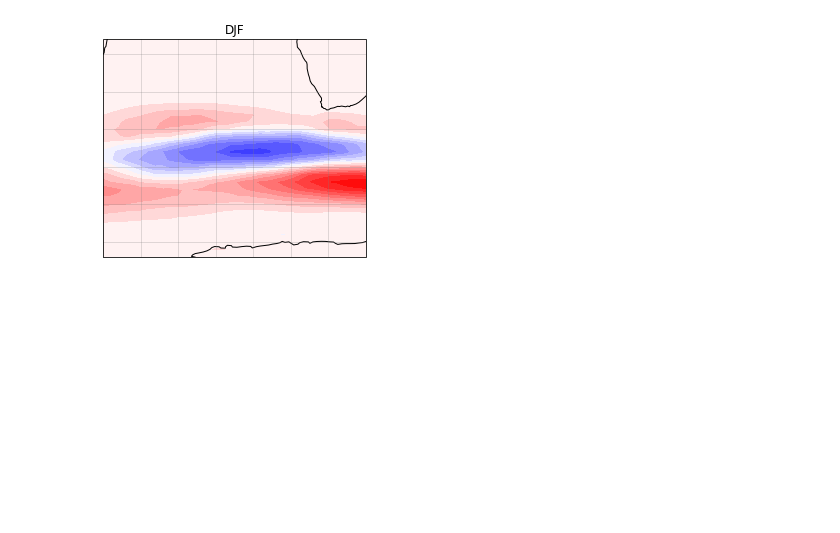
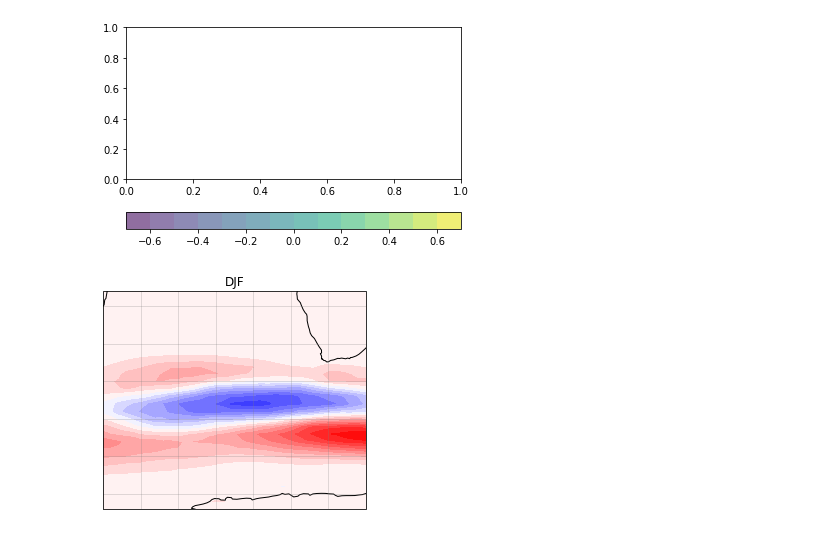
Before and after one commit to peterm790/MASTERS, a Jupyter notebook: JET/Plots_2D.ipynb, the cells around one changed output. Saved outputs shown, nothing was run; the diff lists cells and outputs as text; code cells hidden in the pictures; blank space fills up the shorter version.

```diff
--- a/JET/Plots_2D.ipynb
+++ b/JET/Plots_2D.ipynb
@@ -37,7 +48,9 @@ for index in jetdic:
 # %%
-plt.colorbar(c, orientation = 'horizontal', ax=ax)
-plt.savefig('../JET_OUT//correlation_plots/pdf/cbar.pdf')
-plt.close()
+plt.colorbar(c, orientation = 'horizontal')
+plt.savefig('../JET_OUT/correlation_plots/pdf/cbar.pdf')
+plt.show()
+# %% [output]
+[figure, added]
 # %%
 seas={}
 for season in ['DJF','MAM','JJA','SON']:
```
Also changed, not shown: parts of 3 cells of this notebook, 2 other files.
